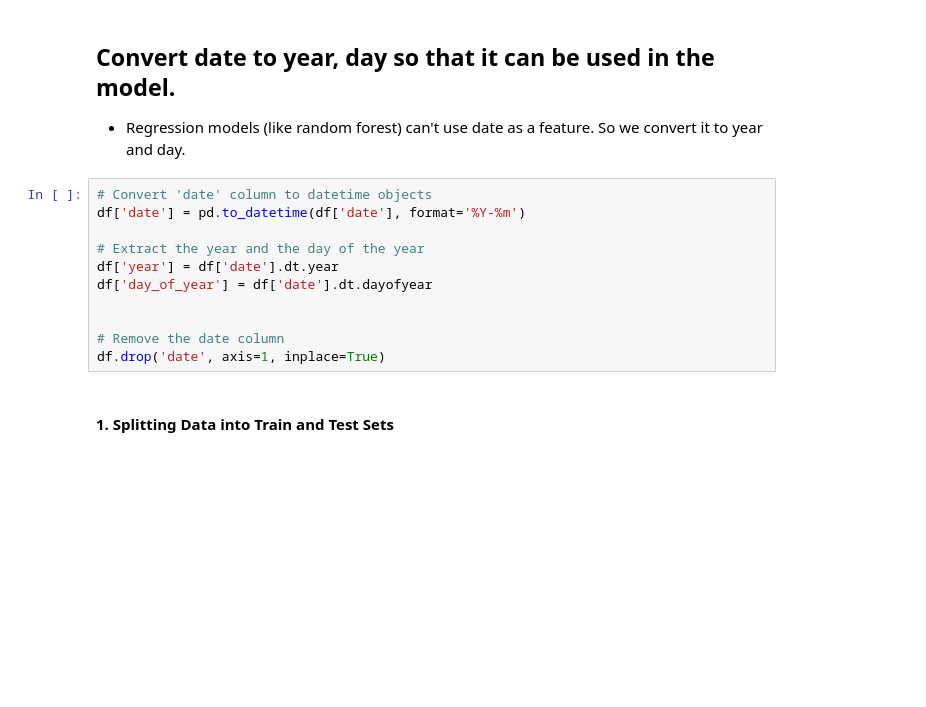
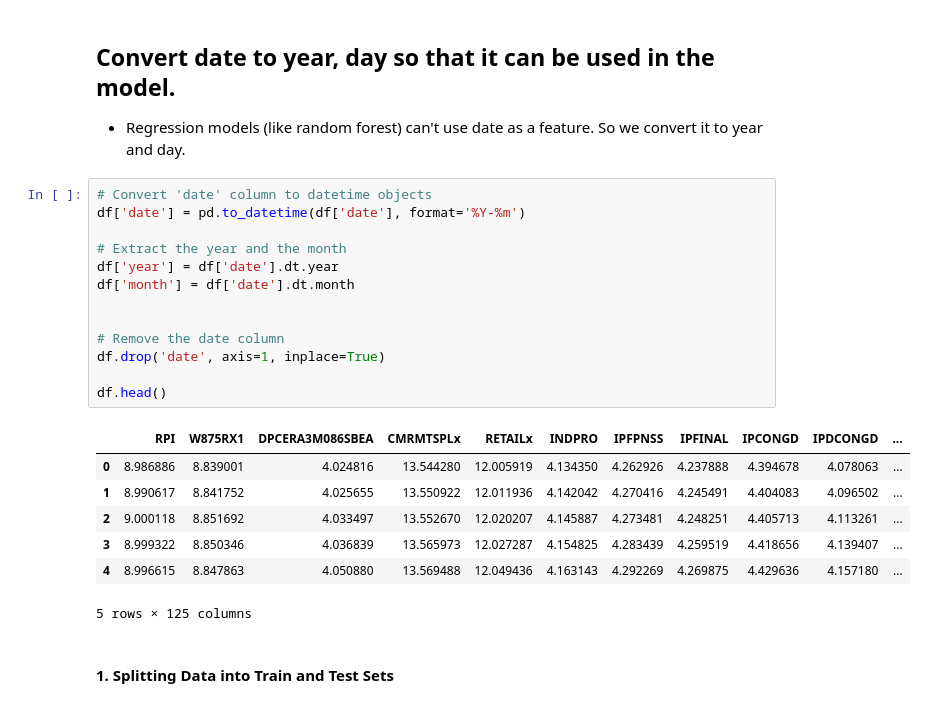
Before and after one commit to Hutto04/The-Oval-Table, a Jupyter notebook: Maria-Mills/Models/Random-Forest/Cycle-2/Combined-Log-Clean-NoNeg/random-forest-1.ipynb, the cells around one changed output. Cells and saved outputs as stored; diff of their text form; blank space fills up the shorter version.

```diff
--- a/Maria-Mills/Models/Random-Forest/Cycle-2/Combined-Log-Clean-NoNeg/random-forest-1.ipynb
+++ b/Maria-Mills/Models/Random-Forest/Cycle-2/Combined-Log-Clean-NoNeg/random-forest-1.ipynb
@@ -19,14 +19,24 @@ df.head()
 # %%
 # Convert 'date' column to datetime objects
 df['date'] = pd.to_datetime(df['date'], format='%Y-%m')
 
-# Extract the year and the day of the year
+# Extract the year and the month
 df['year'] = df['date'].dt.year
-df['day_of_year'] = df['date'].dt.dayofyear
+df['month'] = df['date'].dt.month
 
 
 # Remove the date column
 df.drop('date', axis=1, inplace=True)
+
+df.head()
+# %% [output]
+|  | RPI | W875RX1 | DPCERA3M086SBEA | CMRMTSPLx | RETAILx | INDPRO | IPFPNSS | IPFINAL | IPCONGD | IPDCONGD | ... |
+| 0 | 8.986886 | 8.839001 | 4.024816 | 13.544280 | 12.005919 | 4.134350 | 4.262926 | 4.237888 | 4.394678 | 4.078063 | ... |
+| 1 | 8.990617 | 8.841752 | 4.025655 | 13.550922 | 12.011936 | 4.142042 | 4.270416 | 4.245491 | 4.404083 | 4.096502 | ... |
+| 2 | 9.000118 | 8.851692 | 4.033497 | 13.552670 | 12.020207 | 4.145887 | 4.273481 | 4.248251 | 4.405713 | 4.113261 | ... |
+| 3 | 8.999322 | 8.850346 | 4.036839 | 13.565973 | 12.027287 | 4.154825 | 4.283439 | 4.259519 | 4.418656 | 4.139407 | ... |
+| 4 | 8.996615 | 8.847863 | 4.050880 | 13.569488 | 12.049436 | 4.163143 | 4.292269 | 4.269875 | 4.429636 | 4.157180 | ... |
+5 rows × 125 columns
 # %% [markdown]
 #### 1. Splitting Data into Train and Test Sets
 # %%
```
Also changed, not shown: parts of 1 cell of this notebook, 26 other files.
